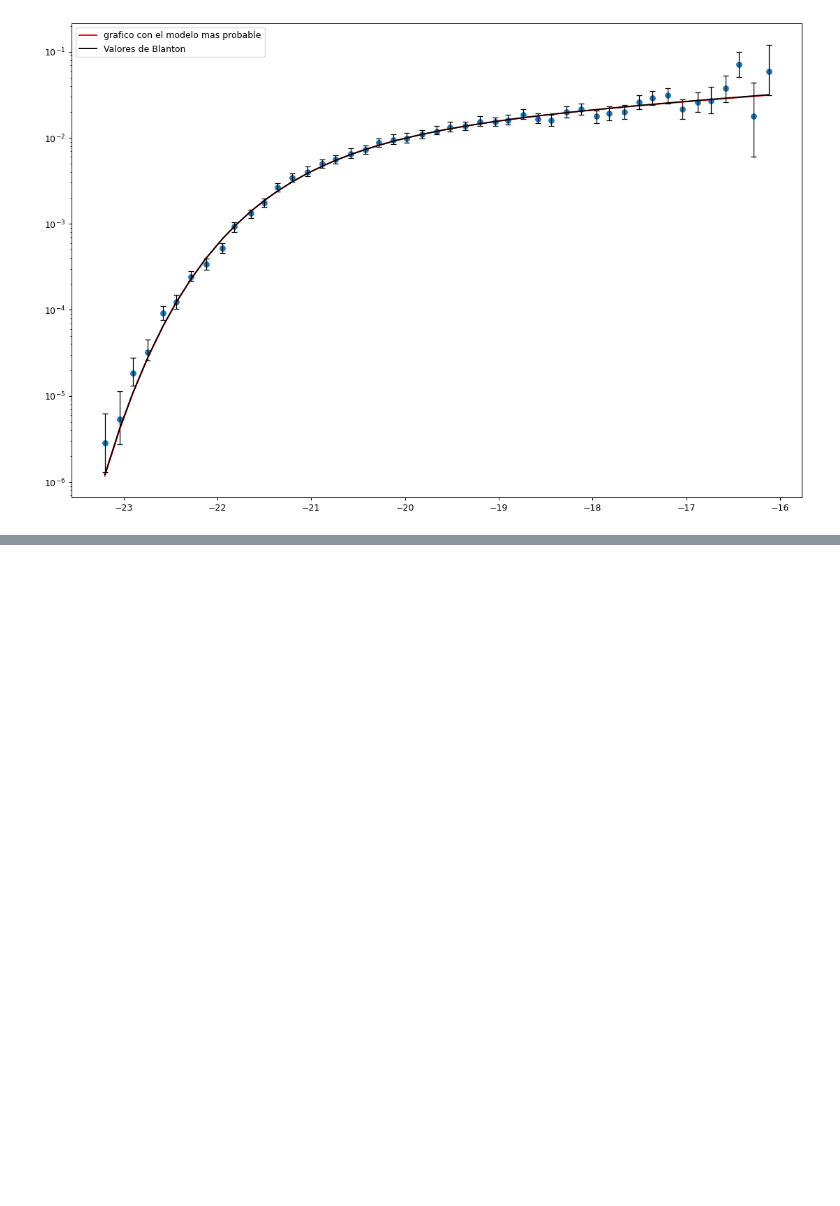
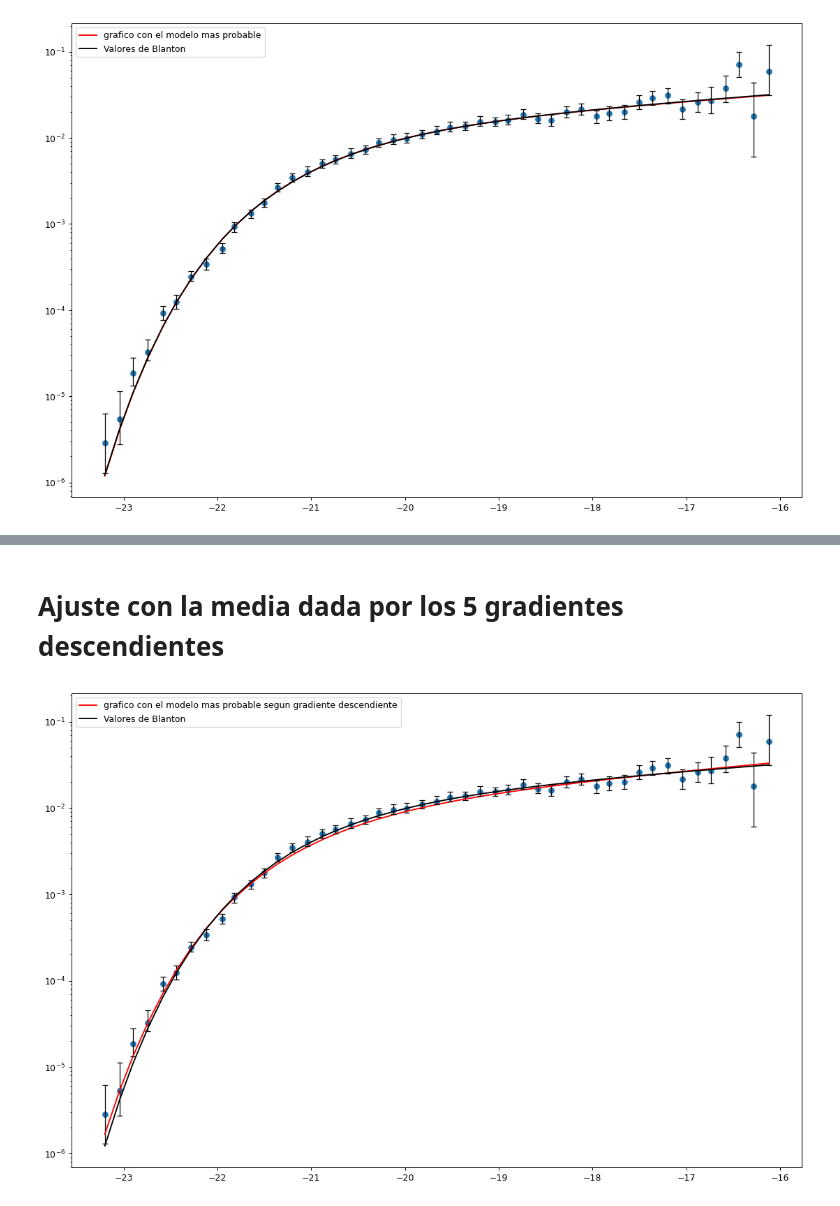
Before and after one commit to patricio-c/guia-4, a Jupyter notebook: Guia4.ipynb, the cells around one changed output, grey strips where cells are left out. Cells and saved outputs as stored; diff of their text form; code cells hidden in the pictures; blank space fills up the shorter version.

```diff
--- a/Guia4.ipynb
+++ b/Guia4.ipynb
@@ -387,3 +571,25 @@ integer, CHI, Phii, Alpp, Mestt = GraDesc(puntos['x'],puntos['y'],2000,[0.001,0.
+# %% [markdown]
+# Ajuste con la media dada por los 5 gradientes descendientes
+# %%
+me=np.mean(m)
+pe=np.mean(p)
+ap=np.mean(a)
+
+
+y=Schechter(pe,puntos['x'],ap,me)
+plt.figure(figsize=(15, 10), dpi=90) #dpi es la resolucion
+plt.plot(puntos['x'],y,c='red',label='grafico con el modelo mas probable segun gradiente descendiente')
+plt.scatter(puntos['x'],puntos['y'])
+#plt.scatter(puntos['x'],erro_inf['erry'],color='red')
+#plt.scatter(erro_sup['errx'],erro_sup['erry'],color='red')
+plt.errorbar(puntos['x'],puntos['y'],yerr=(es,ei),fmt='none',marker='o',markersize=1, color='b',ecolor='k',elinewidth=1,capsize=3,linewidth=0.5)
+
+plt.plot(puntos['x'],Schechter(0.0146,puntos['x'],-1.20,-20.83),c='k',label='Valores de Blanton')
+plt.yscale('log')
+plt.legend()
+plt.show();
+# %% [output]
+[figure, added]
 # %% [markdown]
 # CONCLUSION
 
```
Also changed, not shown: parts of 23 cells of this notebook.
